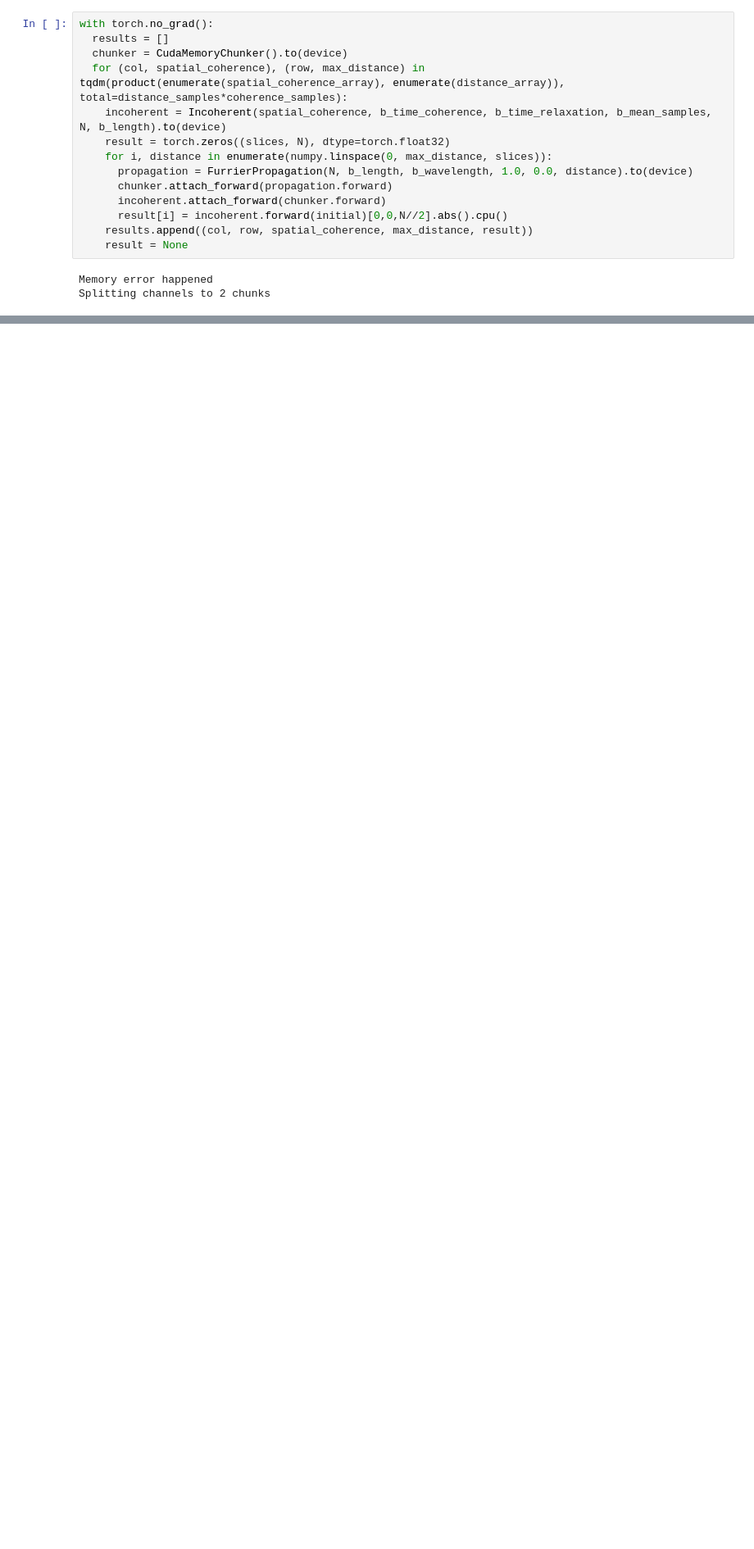
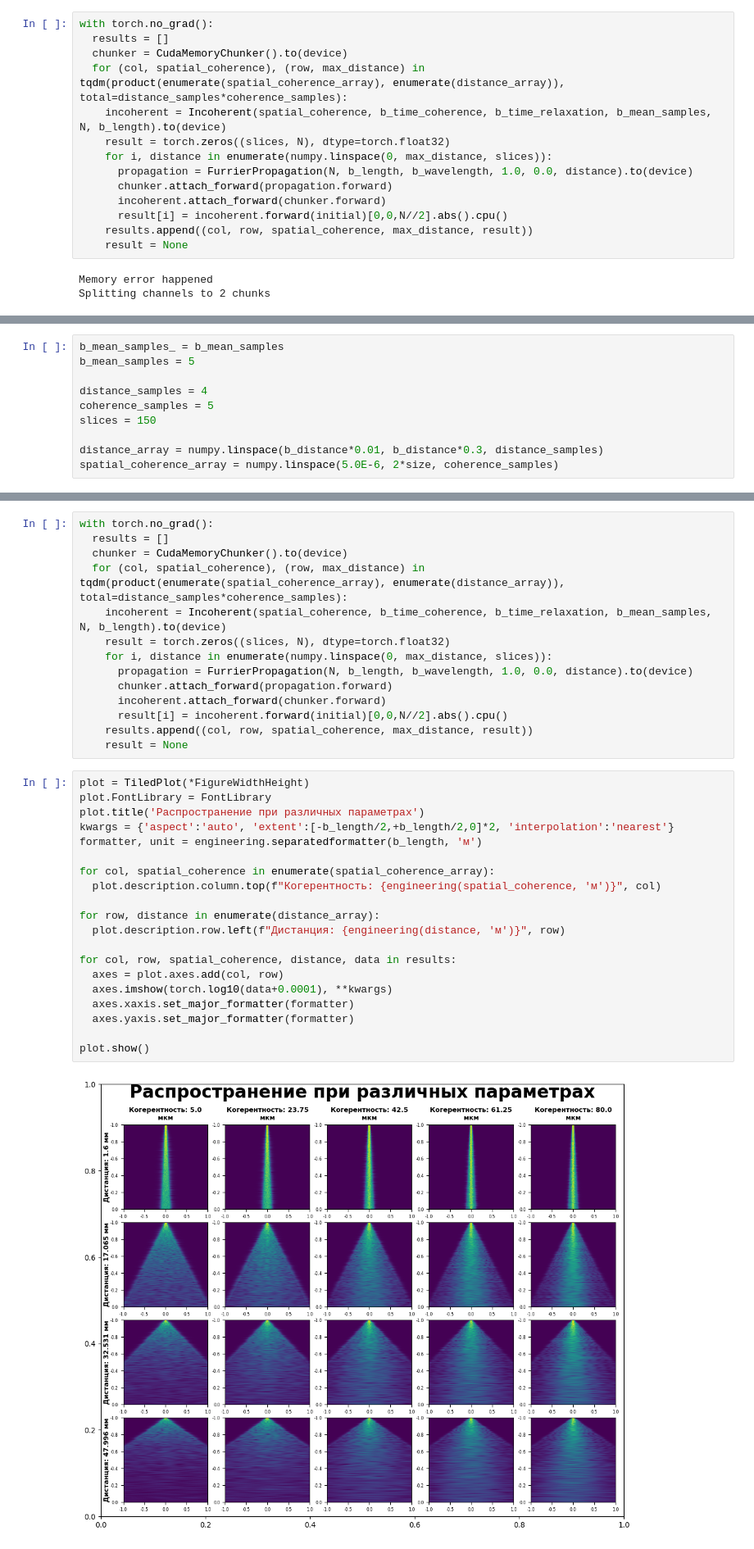
Before and after one commit to Belashov641618/OpticalEncoder, a Jupyter notebook: notebooks/Response function.ipynb, the cells around one changed output, grey strips where cells are left out. Shown at 82% size. Drawn from its saved outputs; the diff is of its cells as text; blank space fills up the shorter version.

```diff
--- a/notebooks/Response function.ipynb
+++ b/notebooks/Response function.ipynb
@@ -261,0 +264,10 @@ plot.show()
+# %%
+b_mean_samples_ = b_mean_samples
+b_mean_samples = 5
+
+distance_samples = 4
+coherence_samples = 5
+slices = 150
+
+distance_array = numpy.linspace(b_distance*0.01, b_distance*0.3, distance_samples)
+spatial_coherence_array = numpy.linspace(5.0E-6, 2*size, coherence_samples)
@@ -261,0 +295,36 @@ plot.show()
+# %%
+with torch.no_grad():
+  results = []
+  chunker = CudaMemoryChunker().to(device)
+  for (col, spatial_coherence), (row, max_distance) in tqdm(product(enumerate(spatial_coherence_array), enumerate(distance_array)), total=distance_samples*coherence_samples):
+    incoherent = Incoherent(spatial_coherence, b_time_coherence, b_time_relaxation, b_mean_samples, N, b_length).to(device)
+    result = torch.zeros((slices, N), dtype=torch.float32)
+    for i, distance in enumerate(numpy.linspace(0, max_distance, slices)):
+      propagation = FurrierPropagation(N, b_length, b_wavelength, 1.0, 0.0, distance).to(device)
+      chunker.attach_forward(propagation.forward)
+      incoherent.attach_forward(chunker.forward)
+      result[i] = incoherent.forward(initial)[0,0,N//2].abs().cpu()
+    results.append((col, row, spatial_coherence, max_distance, result))
+    result = None
+# %%
+plot = TiledPlot(*FigureWidthHeight)
+plot.FontLibrary = FontLibrary
+plot.title('Распространение при различных параметрах')
+kwargs = {'aspect':'auto', 'extent':[-b_length/2,+b_length/2,0]*2, 'interpolation':'nearest'}
+formatter, unit = engineering.separatedformatter(b_length, 'м')
+
+for col, spatial_coherence in enumerate(spatial_coherence_array):
+  plot.description.column.top(f"Когерентность: {engineering(spatial_coherence, 'м')}", col)
+
+for row, distance in enumerate(distance_array):
+  plot.description.row.left(f"Дистанция: {engineering(distance, 'м')}", row)
+
+for col, row, spatial_coherence, distance, data in results:
+  axes = plot.axes.add(col, row)
+  axes.imshow(torch.log10(data+0.0001), **kwargs)
+  axes.xaxis.set_major_formatter(formatter)
+  axes.yaxis.set_major_formatter(formatter)
+
+plot.show()
+# %% [output]
+[figure, added]
```
Also changed, not shown: parts of 4 cells of this notebook.
